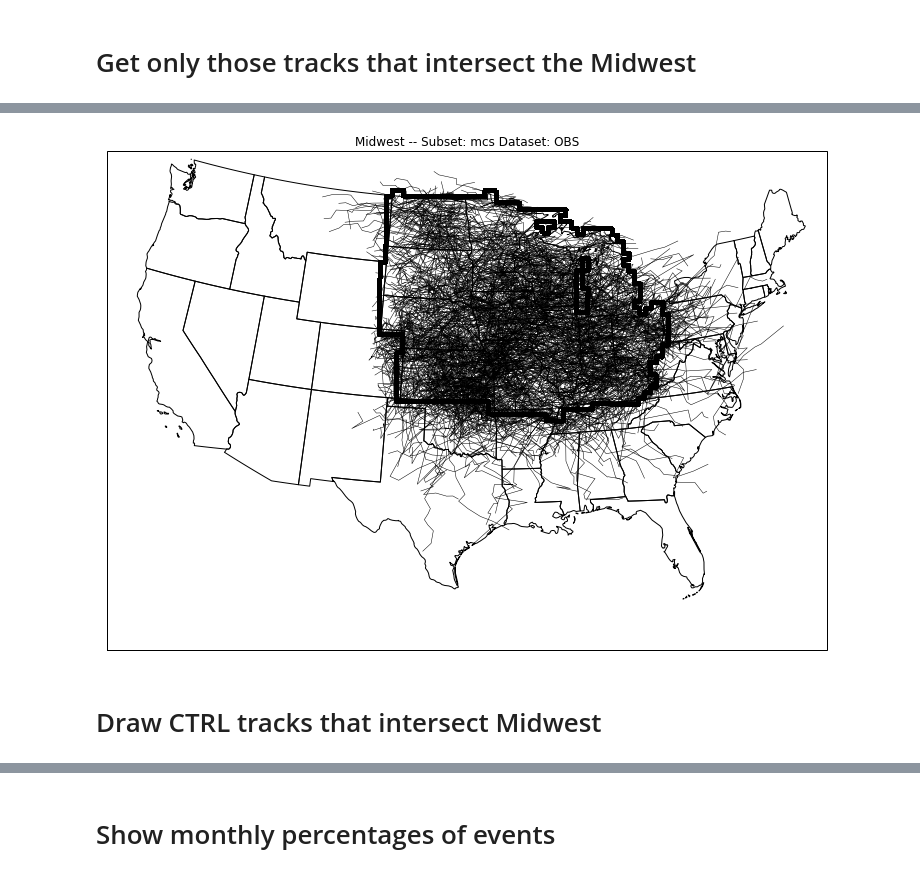
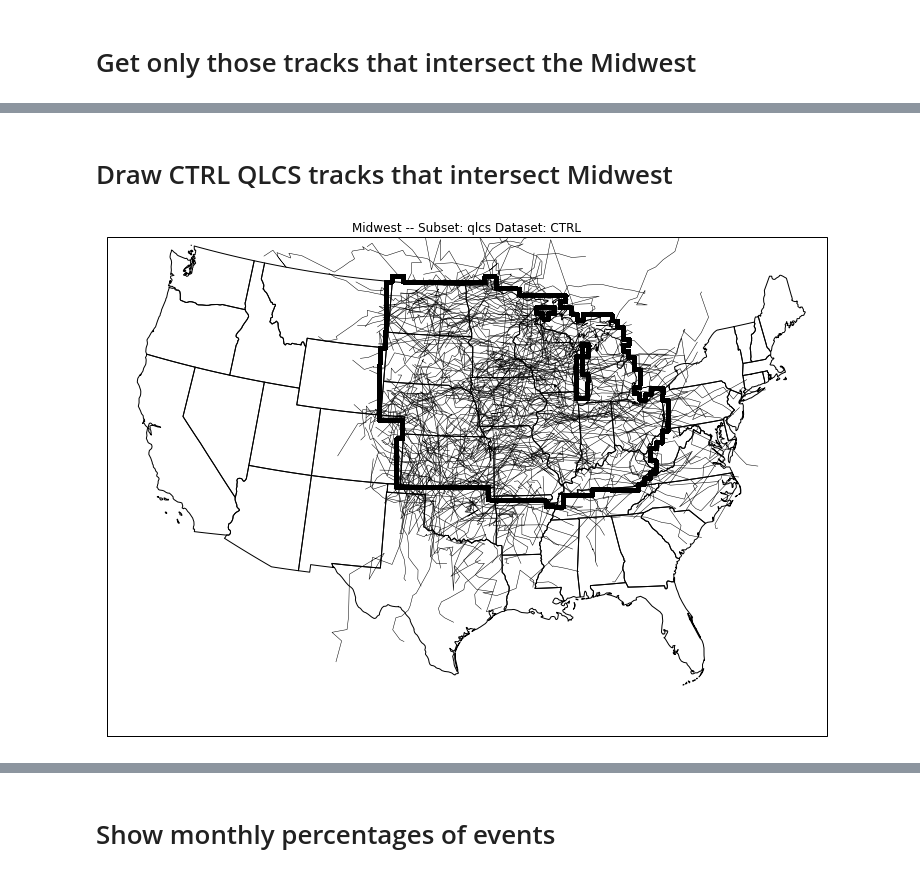
Before and after one commit to ahaberlie/MCS, a Jupyter notebook: mcs_future/notebooks/MCS_QLCS_NonQLCS_Stats.ipynb, the cells around one changed output, grey strips where cells are left out. Drawn from its saved outputs; the diff is of its cells as text; code cells hidden in the pictures.

```diff
--- a/mcs_future/notebooks/MCS_QLCS_NonQLCS_Stats.ipynb
+++ b/mcs_future/notebooks/MCS_QLCS_NonQLCS_Stats.ipynb
@@ -82,7 +131,7 @@ for sid, swath in df_.groupby('storm_num'):
 # %%
 import cartopy
 import cartopy.crs as ccrs
-from mcs_future.utils.mapping_help import generate_view, NOWrad_to_lon_lat, wrf_to_lon_lat
+from mcs_future.utils.mapping_help import wrf_to_lon_lat
 import matplotlib.pyplot as plt
 from netCDF4 import Dataset
 %matplotlib inline
@@ -91,16 +140,12 @@ plt.rcParams['figure.figsize'] = 10, 10
 from_proj = ccrs.PlateCarree()
 to_proj = ccrs.AlbersEqualArea(central_longitude=-95, central_latitude=38.0000)
 
-view = generate_view(plt, -120, -73, 20, 50, from_proj, to_proj)
+view = generate_view(-120, -73, 20, 50, from_proj, to_proj)
 
 subset = 'mcs'
 dataset = 'CTRL'
 df_ = data[subset][dataset]
 df_ = df_[df_.index.month.isin([6,7,8])]
-
-nc = Dataset("../data/wrf_data/RALconus4km_wrf_constants.nc")
-lons = nc.variables['XLONG'][:,:]
-lats = nc.variables['XLAT'][:,:]
 
 for sid, swath in df_.groupby('storm_num'):
 
@@ -136,10 +181,6 @@ outline = gpd.read_file(mw_shp_dir + "midwest_outline_latlon_grids.shp")
 for sub_key, sub_value in data.items():
 
     for dset_key, dset_val in sub_value.items():
-
-        if dset_key == 'OBS':
-            mw_data[sub_key][dset_key] = get_point_subset(dset_val.copy(), outline)
-        else:
-            mw_data[sub_key][dset_key] = get_point_subset(dset_val.copy(),
-                                                          outline, wrf_dir + wrf_data_file)
+        mw_data[sub_key][dset_key] = get_point_subset(dset_val.copy(),
+                                                      outline, wrf_dir + wrf_data_file)
 # %% [markdown]
@@ -146,0 +188,19 @@ for sub_key, sub_value in data.items():
+# %%
+view = generate_view(-120, -73, 20, 50, from_proj, to_proj)
+
+subset = 'qlcs'
+dataset = 'OBS'
+df_ = mw_data[subset][dataset].copy()
+df_ = df_[df_.index.month.isin([6,7,8])]
+
+for sid, swath in df_.groupby('storm_num'):
+
+    xp = np.array([np.mean([x1, x2]) for (x1, x2) in zip(swath.xmin.values, swath.xmax.values)])
+    yp = np.array([np.mean([y1, y2]) for (y1, y2) in zip(swath.ymin.values, swath.ymax.values)])
+
+    xp, yp = wrf_to_lon_lat(lons, lats, xp.astype(int), yp.astype(int))
+
+    view.plot(xp, yp, 'k-', lw=0.5, transform=from_proj)
+    view.set_title("Midwest -- Subset: " + subset + " Dataset: " + dataset)
+
+    draw_midwest(view)
@@ -147,28 +209,25 @@ for sub_key, sub_value in data.items():
+# %% [markdown]
+# Draw CTRL QLCS tracks that intersect Midwest
 # %%
-from mcs_future.utils.mapping_help import draw_midwest
+view = generate_view(-120, -73, 20, 50, from_proj, to_proj)
 
-view = generate_view(plt, -120, -73, 20, 50, from_proj, to_proj)
-
-subset = 'mcs'
-dataset = 'OBS'
+subset = 'qlcs'
+dataset = 'CTRL'
 df_ = mw_data[subset][dataset]
 df_ = df_[df_.index.month.isin([6,7,8])]
 
 for sid, swath in df_.groupby('storm_num'):
 
     xp = np.array([np.mean([x1, x2]) for (x1, x2) in zip(swath.xmin.values, swath.xmax.values)])
     yp = np.array([np.mean([y1, y2]) for (y1, y2) in zip(swath.ymin.values, swath.ymax.values)])
 
     if dataset == 'OBS':
         xp, yp = NOWrad_to_lon_lat(xp, yp)
     else:
         xp, yp = wrf_to_lon_lat(lons, lats, xp.astype(int), yp.astype(int))
 
     view.plot(xp, yp, 'k-', lw=0.5, transform=from_proj)
     view.set_title("Midwest -- Subset: " + subset + " Dataset: " + dataset)
-
     draw_midwest(view)
 # %% [output]
-[figure, old version]
+[figure, new version]
-# %% [markdown]
-# Draw CTRL tracks that intersect Midwest
```
Also changed, not shown: parts of 19 cells of this notebook, 3 other files.
